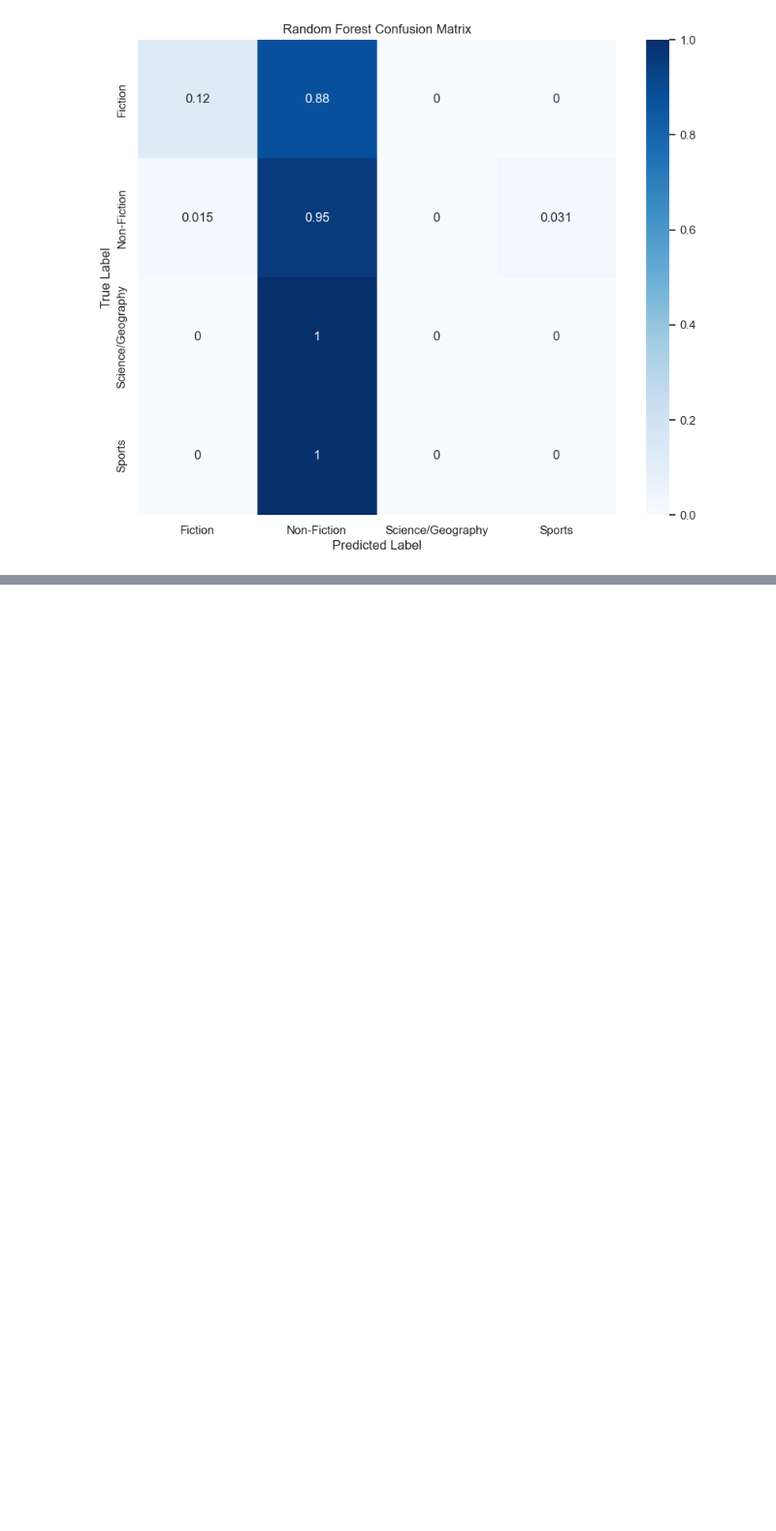
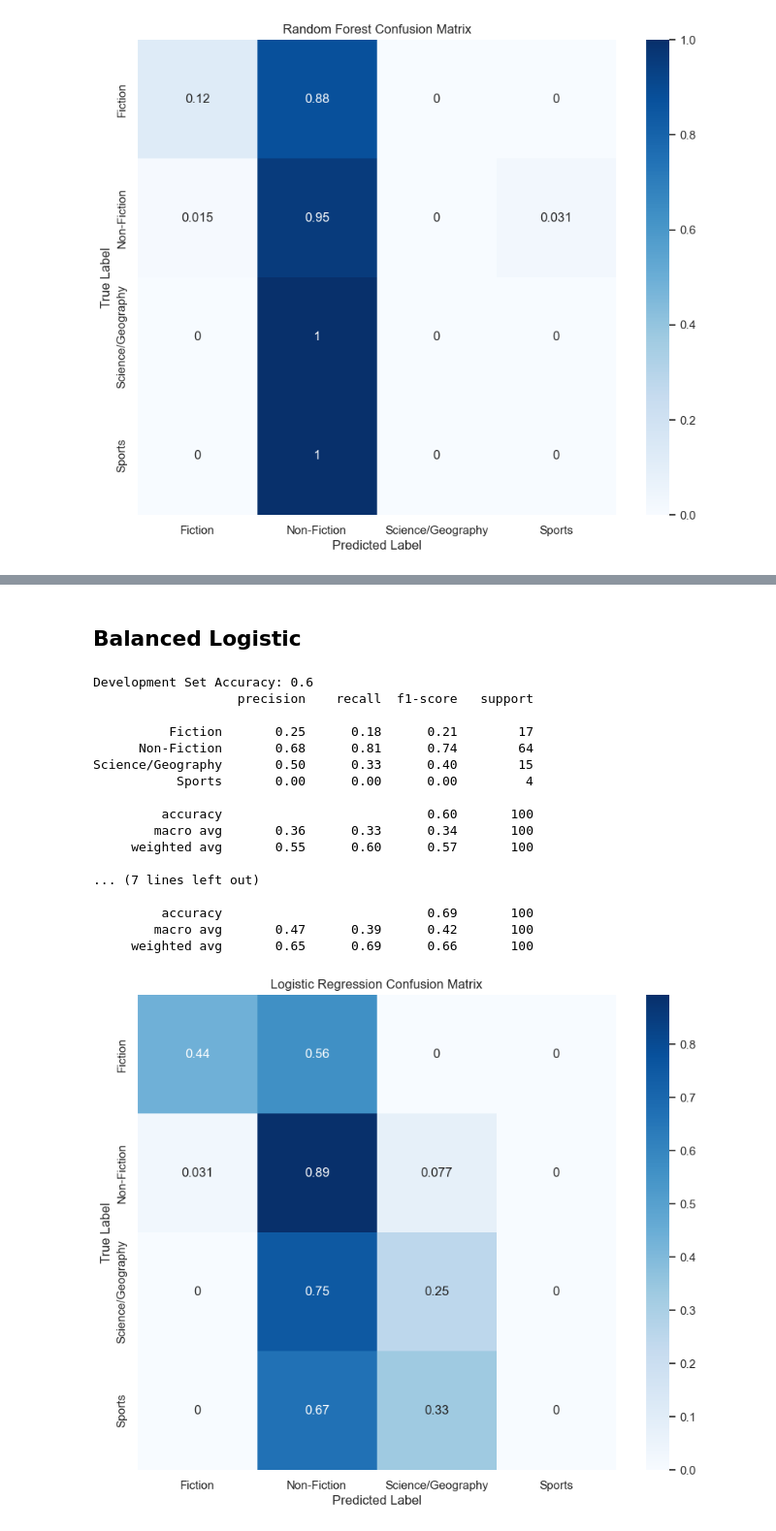
Before and after one commit to jonathanferrari/jeapordy-nlp, a Jupyter notebook: AP3/classify.ipynb, the cells around one changed output, grey strips where cells are left out. Shown at 97% size. Cells and saved outputs as stored; diff of their text form; code cells hidden in the pictures; blank space fills up the shorter version.

```diff
--- a/AP3/classify.ipynb
+++ b/AP3/classify.ipynb
@@ -268,0 +314,48 @@ Science/Geography       1.00      0.07      0.12        15
+# %% [markdown]
+## Balanced Logistic
+# %%
+from sklearn.linear_model import LogisticRegression
+
+logistic_regression = LogisticRegression(max_iter=1000, class_weight='balanced')
+
+# Train the model using the training set
+logistic_regression.fit(X_train, y_train)
+
+# Validate the model using the development set
+dev_predictions = logistic_regression.predict(X_dev)
+dev_accuracy = accuracy_score(y_dev, dev_predictions)
+print(f'Development Set Accuracy: {dev_accuracy}')
+print(classification_report(y_dev, dev_predictions))
+
+# Finally, evaluate the model using the test set
+test_predictions = logistic_regression.predict(X_test)
+test_accuracy = accuracy_score(y_test, test_predictions)
+print(f'Test Set Accuracy: {test_accuracy}')
+print(classification_report(y_test, test_predictions))
+
+cm = confusion_matrix(y_test, test_predictions, labels=classes, normalize='true')
+plt.figure(figsize=(10, 8))
+sns.heatmap(cm, annot=True, cmap='Blues', xticklabels=classes, yticklabels=classes)
+plt.xlabel('Predicted Label')
+plt.ylabel('True Label')
+plt.title('Logistic Regression Confusion Matrix')
+plt.show()
+# %% [output]
+Development Set Accuracy: 0.6
+                   precision    recall  f1-score   support
+
+          Fiction       0.25      0.18      0.21        17
+      Non-Fiction       0.68      0.81      0.74        64
+Science/Geography       0.50      0.33      0.40        15
+           Sports       0.00      0.00      0.00         4
+
+         accuracy                           0.60       100
+        macro avg       0.36      0.33      0.34       100
+     weighted avg       0.55      0.60      0.57       100
+
+... (7 lines left out)
+
+         accuracy                           0.69       100
+        macro avg       0.47      0.39      0.42       100
+     weighted avg       0.65      0.69      0.66       100
+[figure, added]
```
Also changed, not shown: parts of 5 cells of this notebook.
